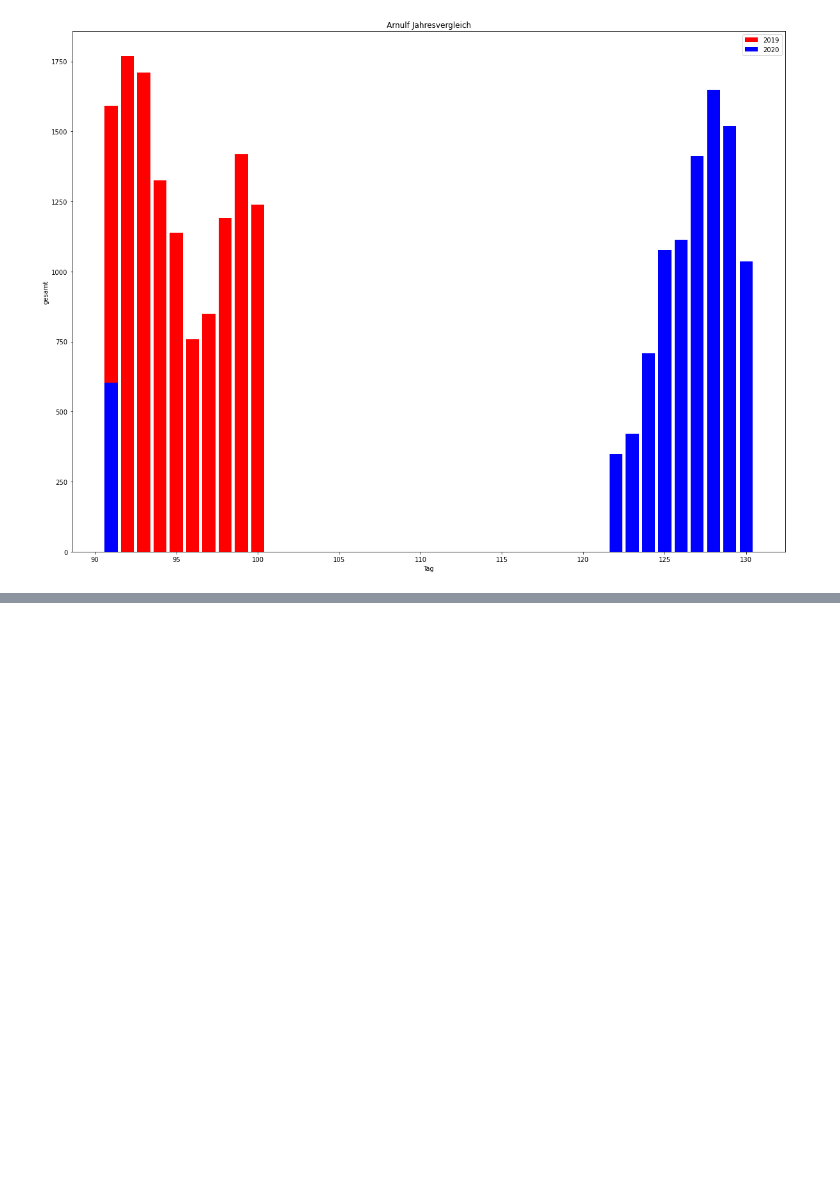
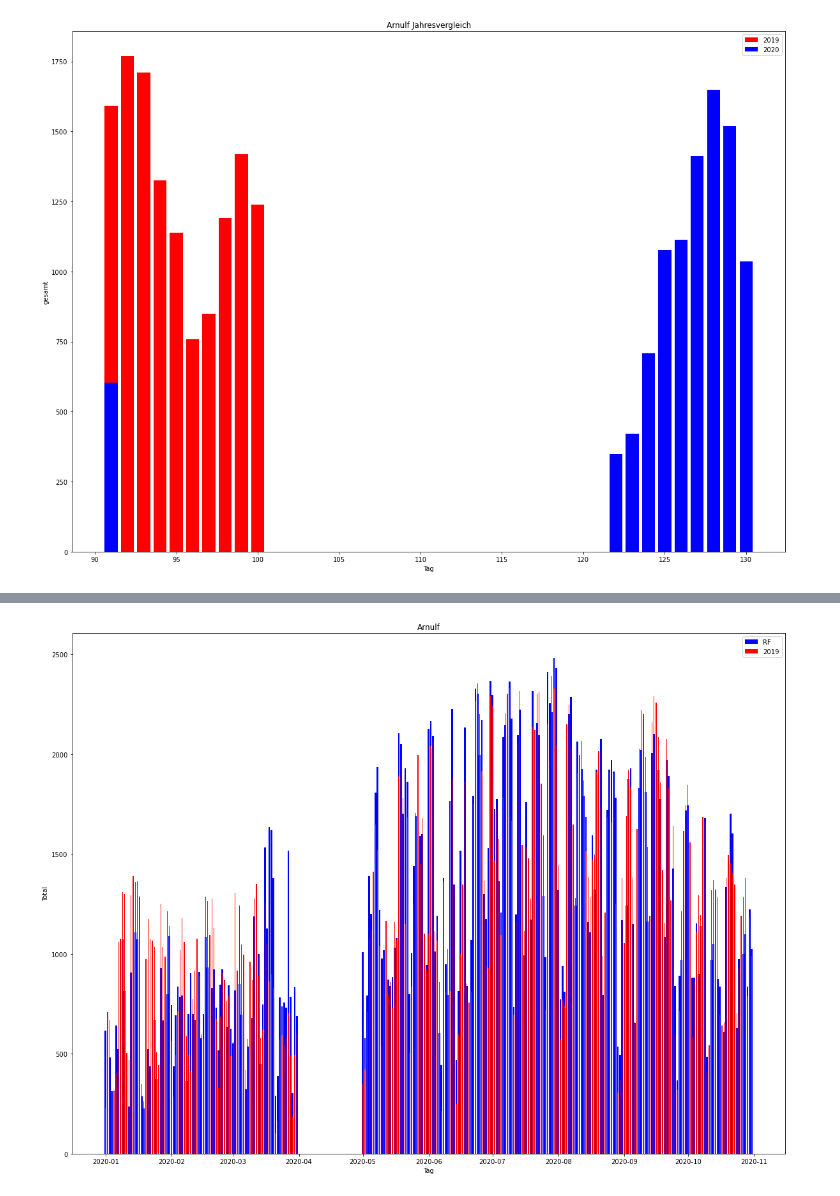
Before and after one commit to IngenicsDigital/radzaehldaten-munich-ml, a Jupyter notebook: Predicting Bike count in Munich.ipynb, the cells around one changed output, grey strips where cells are left out. Saved outputs shown, nothing was run; the diff lists cells and outputs as text; code cells hidden in the pictures; blank space fills up the shorter version.

```diff
--- a/Predicting Bike count in Munich.ipynb
+++ b/Predicting Bike count in Munich.ipynb
@@ -746,0 +864,6 @@ plt.legend()
+# %%
+df2020 = getDataframe(prefixes='rad2020', zaehlstelle='Arnulf')
+# %%
+df2020 = df2020.drop('datum;uhrzeit_start;uhrzeit_ende;zaehlstelle;richtung_1;richtung_2;gesamt;min-temp;max-temp;niederschlag;bewoelkung;sonnenstunden', axis=1)
+# %%
+df2020 = addMissingDays(df2020)
@@ -746,0 +886,3 @@ plt.legend()
+# %%
+preds2020RF = getPredsForRF(df2020)
+preds2020RF
@@ -746,0 +903,4 @@ plt.legend()
+# %%
+plotResults(df2020, preds2020RF, n=305)
+# %% [output]
+[figure, added]
```
Also changed, not shown: parts of 133 cells of this notebook, 1 other file.
